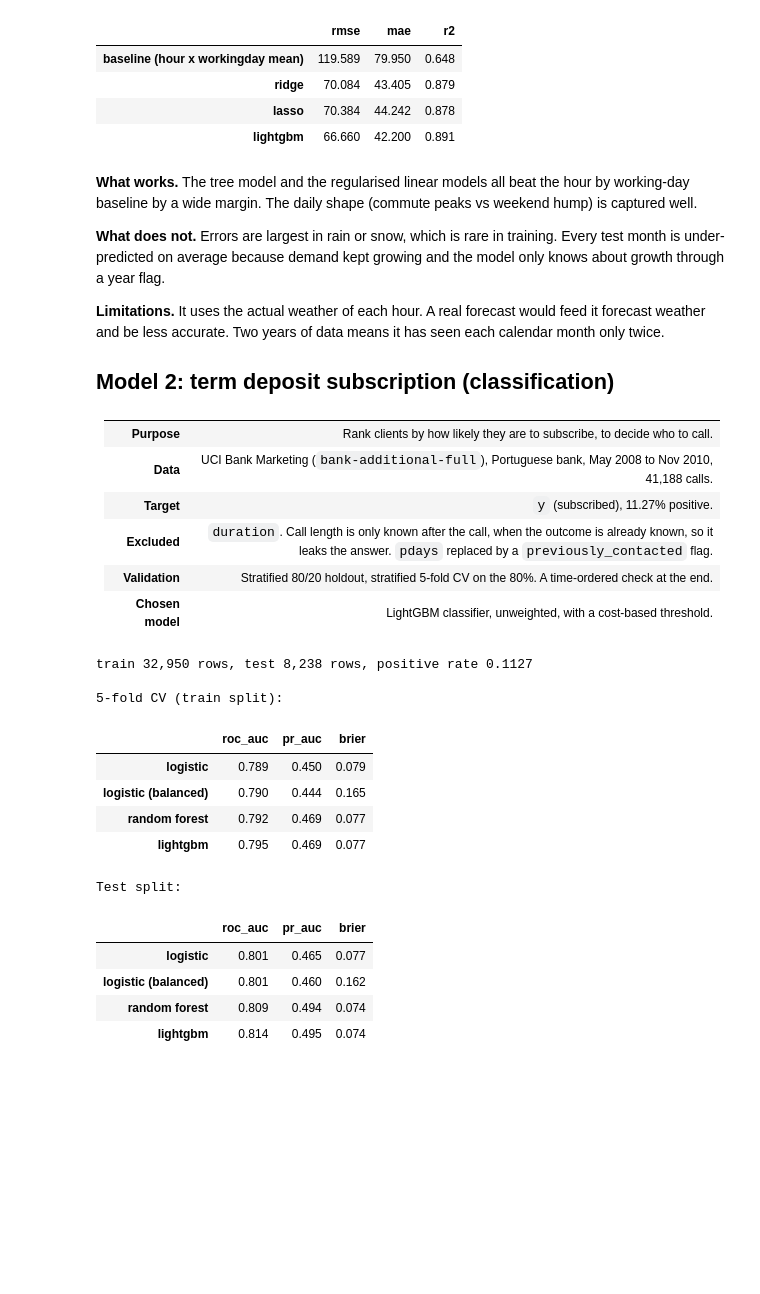
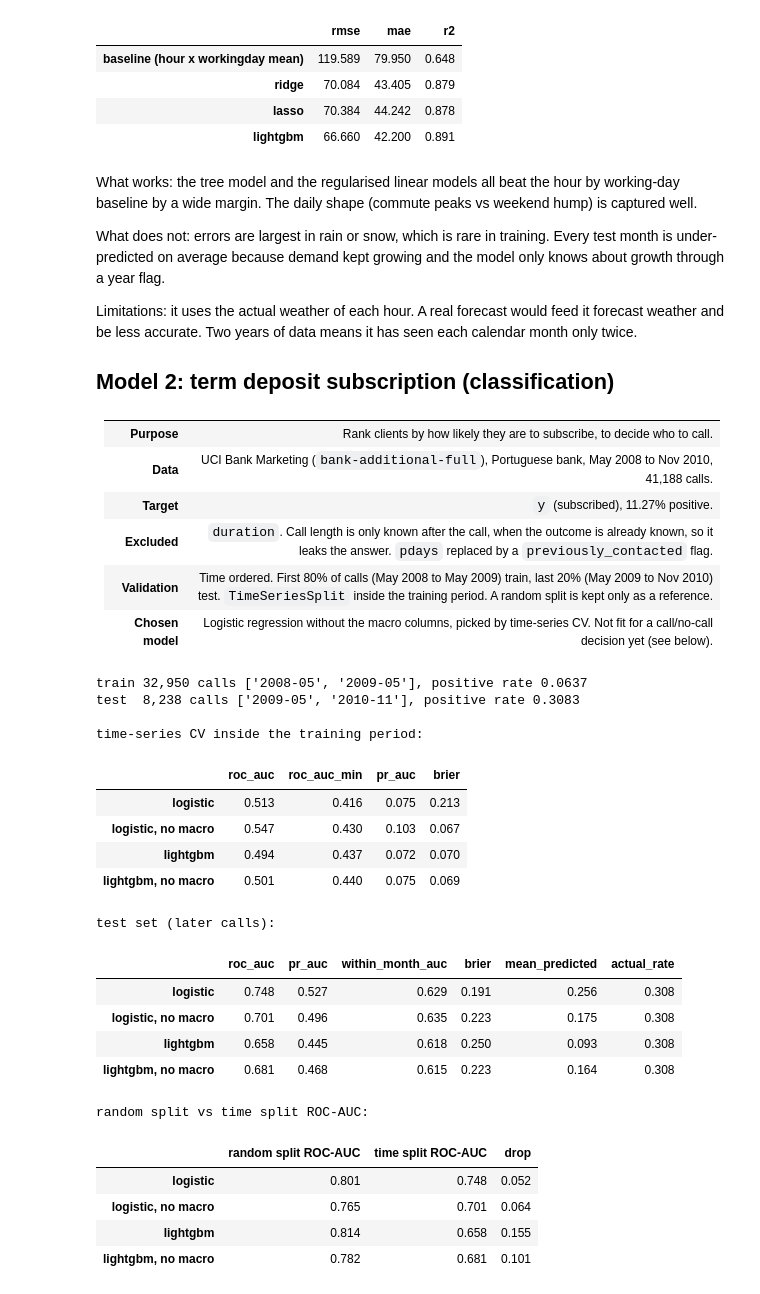
Before and after one commit to Mayank-thite/statistics-and-modeling, a Jupyter notebook: notebooks/06_model_card_summary.ipynb, the cells around one changed output. Drawn from its saved outputs; the diff is of its cells as text; code cells hidden in the pictures; blank space fills up the shorter version.

Commit message:
Make the time-ordered split the main bank result

```diff
--- a/notebooks/06_model_card_summary.ipynb
+++ b/notebooks/06_model_card_summary.ipynb
@@ -36,11 +36,11 @@ test:  ['2012-10-01 00:00:00', '2012-12-31 23:00:00'] (2,168 hours)
 | lasso | 70.384 | 44.242 | 0.878 |
 | lightgbm | 66.660 | 42.200 | 0.891 |
 # %% [markdown]
-**What works.** The tree model and the regularised linear models all beat the hour by working-day baseline by a wide margin. The daily shape (commute peaks vs weekend hump) is captured well.
+What works: the tree model and the regularised linear models all beat the hour by working-day baseline by a wide margin. The daily shape (commute peaks vs weekend hump) is captured well.
 
-**What does not.** Errors are largest in rain or snow, which is rare in training. Every test month is under-predicted on average because demand kept growing and the model only knows about growth through a year flag.
+What does not: errors are largest in rain or snow, which is rare in training. Every test month is under-predicted on average because demand kept growing and the model only knows about growth through a year flag.
 
-**Limitations.** It uses the actual weather of each hour. A real forecast would feed it forecast weather and be less accurate. Two years of data means it has seen each calendar month only twice.
+Limitations: it uses the actual weather of each hour. A real forecast would feed it forecast weather and be less accurate. Two years of data means it has seen each calendar month only twice.
 
 ## Model 2: term deposit subscription (classification)
 
@@ -50,27 +50,37 @@ test:  ['2012-10-01 00:00:00', '2012-12-31 23:00:00'] (2,168 hours)
 | **Data** | UCI Bank Marketing (`bank-additional-full`), Portuguese bank, May 2008 to Nov 2010, 41,188 calls. |
 | **Target** | `y` (subscribed), 11.27% positive. |
 | **Excluded** | `duration`. Call length is only known after the call, when the outcome is already known, so it leaks the answer. `pdays` replaced by a `previously_contacted` flag. |
-| **Validation** | Stratified 80/20 holdout, stratified 5-fold CV on the 80%. A time-ordered check at the end. |
-| **Chosen model** | LightGBM classifier, unweighted, with a cost-based threshold. |
+| **Validation** | Time ordered. First 80% of calls (May 2008 to May 2009) train, last 20% (May 2009 to Nov 2010) test. `TimeSeriesSplit` inside the training period. A random split is kept only as a reference. |
+| **Chosen model** | Logistic regression without the macro columns, picked by time-series CV. Not fit for a call/no-call decision yet (see below). |
 # %%
-print(f"train {clf['n_train']:,} rows, test {clf['n_test']:,} rows, positive rate {clf['positive_rate']:.4f}")
-print("\n5-fold CV (train split):")
-display(pd.DataFrame(clf["cv_5fold"]).T[["roc_auc", "pr_auc", "brier"]])
-print("Test split:")
-display(pd.DataFrame(clf["test"]).T)
+print(f"train {clf['n_train']:,} calls {clf['train_months']}, positive rate {clf['positive_rate_train']:.4f}")
+print(f"test  {clf['n_test']:,} calls {clf['test_months']}, positive rate {clf['positive_rate_test']:.4f}")
+print("\ntime-series CV inside the training period:")
+display(pd.DataFrame(clf["cv_time_series"]).T)
+print("test set (later calls):")
+display(pd.DataFrame(clf["test_time_split"]).T)
+print("random split vs time split ROC-AUC:")
+pd.DataFrame(clf["random_vs_time_roc_auc"]).T
 # %% [output]
-train 32,950 rows, test 8,238 rows, positive rate 0.1127
+train 32,950 calls ['2008-05', '2009-05'], positive rate 0.0637
+test  8,238 calls ['2009-05', '2010-11'], positive rate 0.3083
 
-5-fold CV (train split):
+time-series CV inside the training period:
-|  | roc_auc | pr_auc | brier |
-| logistic | 0.789 | 0.450 | 0.079 |
-| logistic (balanced) | 0.790 | 0.444 | 0.165 |
-| random forest | 0.792 | 0.469 | 0.077 |
-| lightgbm | 0.795 | 0.469 | 0.077 |
+|  | roc_auc | roc_auc_min | pr_auc | brier |
+| logistic | 0.513 | 0.416 | 0.075 | 0.213 |
+| logistic, no macro | 0.547 | 0.430 | 0.103 | 0.067 |
+| lightgbm | 0.494 | 0.437 | 0.072 | 0.070 |
+| lightgbm, no macro | 0.501 | 0.440 | 0.075 | 0.069 |
-Test split:
+test set (later calls):
-|  | roc_auc | pr_auc | brier |
-| logistic | 0.801 | 0.465 | 0.077 |
-| logistic (balanced) | 0.801 | 0.460 | 0.162 |
-| random forest | 0.809 | 0.494 | 0.074 |
-| lightgbm | 0.814 | 0.495 | 0.074 |
+|  | roc_auc | pr_auc | within_month_auc | brier | mean_predicted | actual_rate |
+| logistic | 0.748 | 0.527 | 0.629 | 0.191 | 0.256 | 0.308 |
+| logistic, no macro | 0.701 | 0.496 | 0.635 | 0.223 | 0.175 | 0.308 |
+| lightgbm | 0.658 | 0.445 | 0.618 | 0.250 | 0.093 | 0.308 |
+| lightgbm, no macro | 0.681 | 0.468 | 0.615 | 0.223 | 0.164 | 0.308 |
+random split vs time split ROC-AUC:
+|  | random split ROC-AUC | time split ROC-AUC | drop |
+| logistic | 0.801 | 0.748 | 0.052 |
+| logistic, no macro | 0.765 | 0.701 | 0.064 |
+| lightgbm | 0.814 | 0.658 | 0.155 |
+| lightgbm, no macro | 0.782 | 0.681 | 0.101 |
 # %%
```
Also changed, not shown: parts of 3 cells of this notebook, 6 other files.
